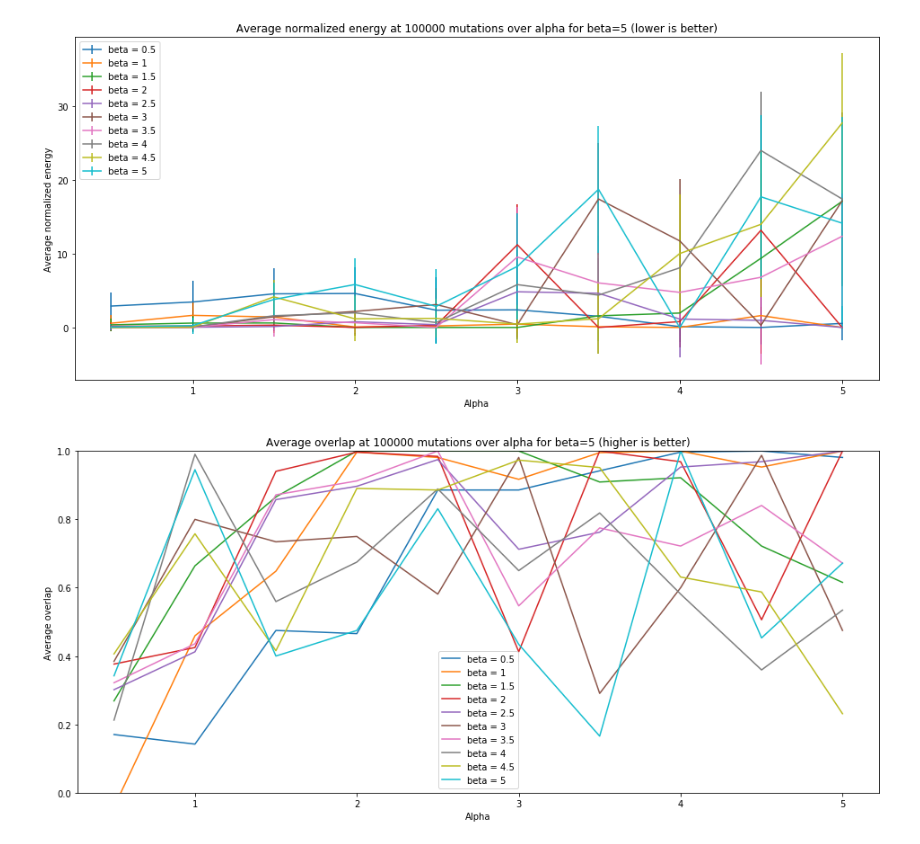
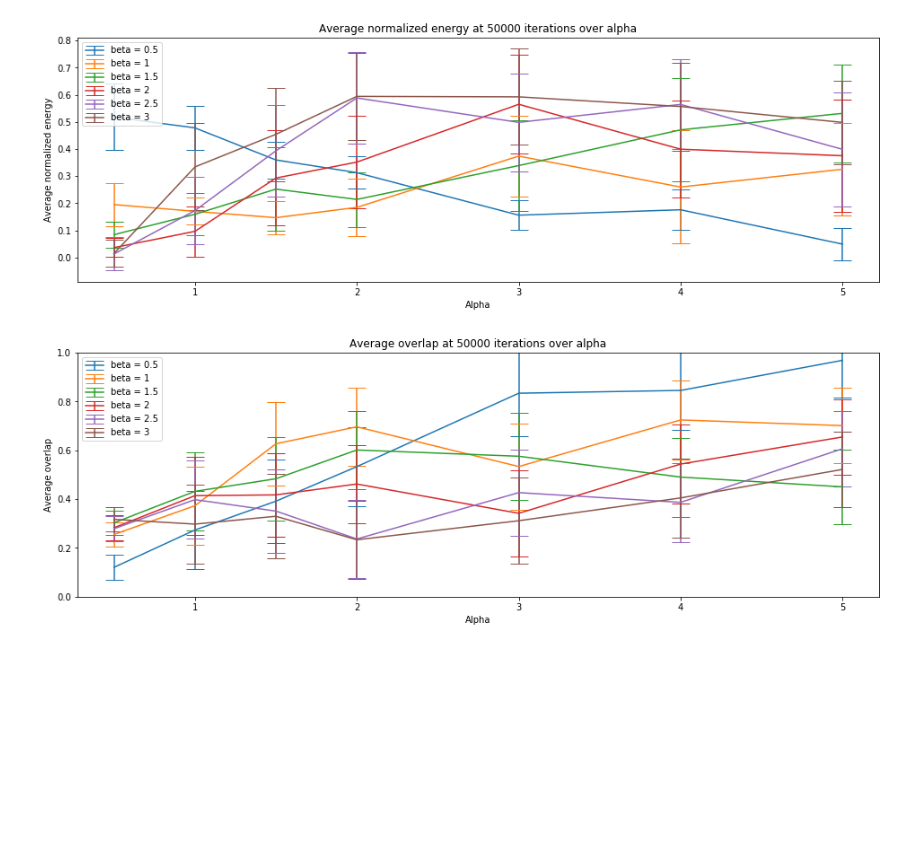
Before and after one commit to njroussel/SimulatedAnnealing, a Jupyter notebook: ConstantExploration.ipynb, the cells around one changed output. Drawn from its saved outputs; the diff is of its cells as text; code cells hidden in the pictures; blank space fills up the shorter version.

Commit message:
Find optimal parameters for all schedules

```diff
--- a/ConstantExploration.ipynb
+++ b/ConstantExploration.ipynb
@@ -6,14 +6,14 @@ import matplotlib.pyplot as plt
 import numpy as np
 from tqdm import tqdm
 # %%
-plt.rcParams["figure.figsize"] = (16, 7)
+plt.rcParams["figure.figsize"] = (16, 5)
 # %%
 # Constants
-BETAS = [0.5, 1, 1.5, 2, 2.5, 3, 3.5, 4, 4.5, 5]
-ALPHAS = [0.5, 1, 1.5, 2, 2.5, 3, 3.5, 4, 4.5, 5]
+BETAS = [0.5, 1, 1.5, 2, 2.5, 3]
+ALPHAS = [0.5, 1, 1.5, 2, 3, 4, 5]
 A_AND_B = [(a, b) for a in ALPHAS for b in BETAS]
-N = 10
-T_FACTOR = 10000
+N = 100
+T_FACTOR = 500
 MEASURE_STEP = 0
 RUN_COUNT = 128
 THREAD_COUNT = 4
@@ -27,38 +27,41 @@ for betaOffset in range(len(BETAS)):
 
     for i in range(len(ALPHAS)):
         index = i * len(BETAS) + betaOffset
         eMeasuresForAlpha, tmp = measures[index]
         averageEMeasuresForAlpha = np.mean(eMeasuresForAlpha, axis=1)
         stdEMeasuresForAlpha = np.std(eMeasuresForAlpha, axis=1)
         normalizedEnergysForBeta[i] = averageEMeasuresForAlpha[-1];
-        stdNormalizedEnergysForBeta[i] = stdEMeasuresForAlpha;
+        stdNormalizedEnergysForBeta[i] = stdEMeasuresForAlpha[-1];
 
-    plt.errorbar(ALPHAS, normalizedEnergysForBeta, yerr=stdNormalizedEnergysForBeta, label='beta = ' + str(BETAS[betaOffset]))
-plt.title('Average normalized energy at ' + str(T_FACTOR * N) + ' mutations over alpha for beta=' + str(BETAS[betaOffset])+ ' (lower is better)')
+    plt.errorbar(ALPHAS, normalizedEnergysForBeta, yerr=stdNormalizedEnergysForBeta, label='beta = ' + str(BETAS[betaOffset]), capsize=10)
+plt.title('Average normalized energy at ' + str(T_FACTOR * N) + ' iterations over alpha')
 plt.legend(loc='best')
 plt.xlabel('Alpha')
 plt.ylabel('Average normalized energy')
 plt.show()
 
 
 # Plot
 for betaOffset in range(len(BETAS)):
     overlapsForBeta = np.zeros(len(ALPHAS))
+    stdOverlapsForBeta =  np.zeros(len(ALPHAS))
 
     for i in range(len(ALPHAS)):
         index = i * len(BETAS) + betaOffset
         tmp, overlapMeasuresForAlpha = measures[index]
         averageOverlapForAlpha = np.mean(overlapMeasuresForAlpha, axis=1)
-        overlapsForBeta[i] = averageOverlapForAlpha[-1];
+        stdOverlapsForAlpha = np.std(eMeasuresForAlpha, axis=1)
+        overlapsForBeta[i] = averageOverlapForAlpha[-1]
+        stdOverlapsForBeta[i] = stdOverlapsForAlpha[-1]
 
-    plt.plot(ALPHAS, overlapsForBeta, label='beta = ' + str(BETAS[betaOffset]))
+    plt.errorbar(ALPHAS, overlapsForBeta, yerr=stdNormalizedEnergysForBeta, label='beta = ' + str(BETAS[betaOffset]), capsize=10)
 plt.ylim(ymin=0, ymax=1)
 plt.legend(loc='best')
-plt.title('Average overlap at ' + str(T_FACTOR * N) + ' mutations over alpha for beta=' + str(BETAS[betaOffset])+ ' (higher is better)')
+plt.title('Average overlap at ' + str(T_FACTOR * N) + ' iterations over alpha')
 plt.xlabel('Alpha')
 plt.ylabel('Average overlap')
 
 plt.show()
 # %% [output]
-[figure, old version]
+[figure, new version]
-[figure, old version]
+[figure, new version]
```
Also changed, not shown: 16 other files.
